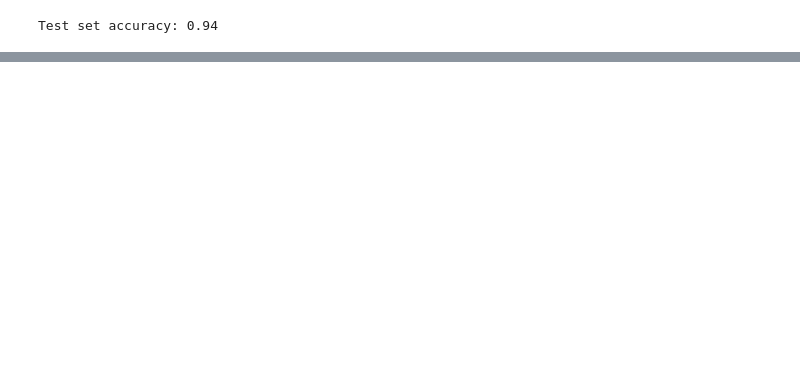
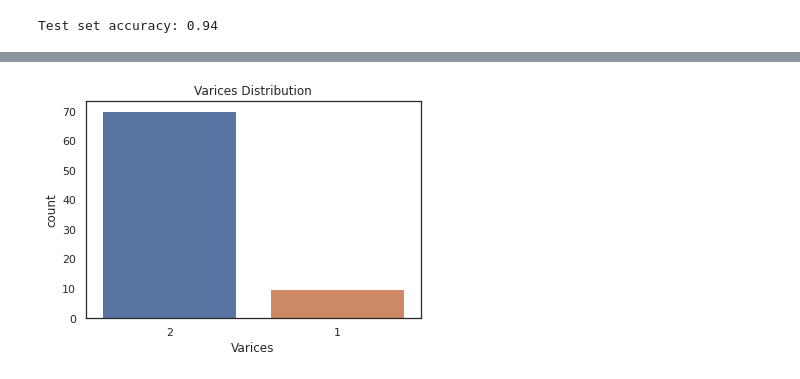
Before and after one commit to quangdad/DataMining, a Jupyter notebook: RandomForest.ipynb, the cells around one changed output, grey strips where cells are left out. Saved outputs shown, nothing was run; the diff lists cells and outputs as text; code cells hidden in the pictures; blank space fills up the shorter version.

```diff
--- a/RandomForest.ipynb
+++ b/RandomForest.ipynb
@@ -95,0 +117,6 @@ data.head()
+# %%
+sns.countplot(x='Varices', data=data)
+plt.title('Varices Distribution')
+plt.show()
+# %% [output]
+[figure, added]
```
Also changed, not shown: parts of 7 cells of this notebook.
